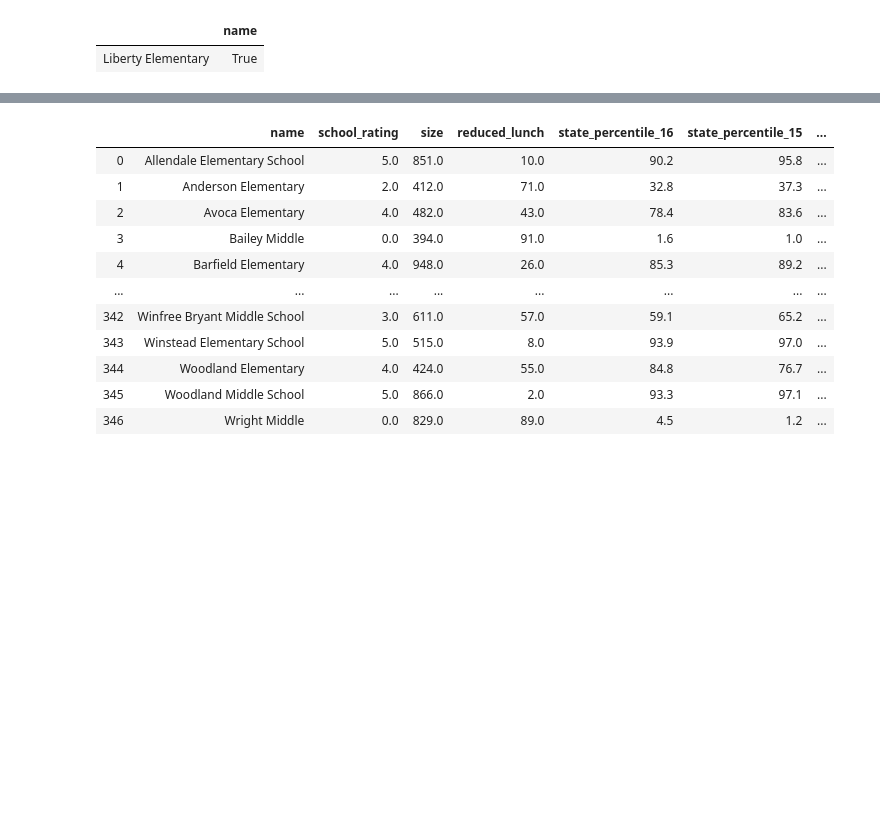
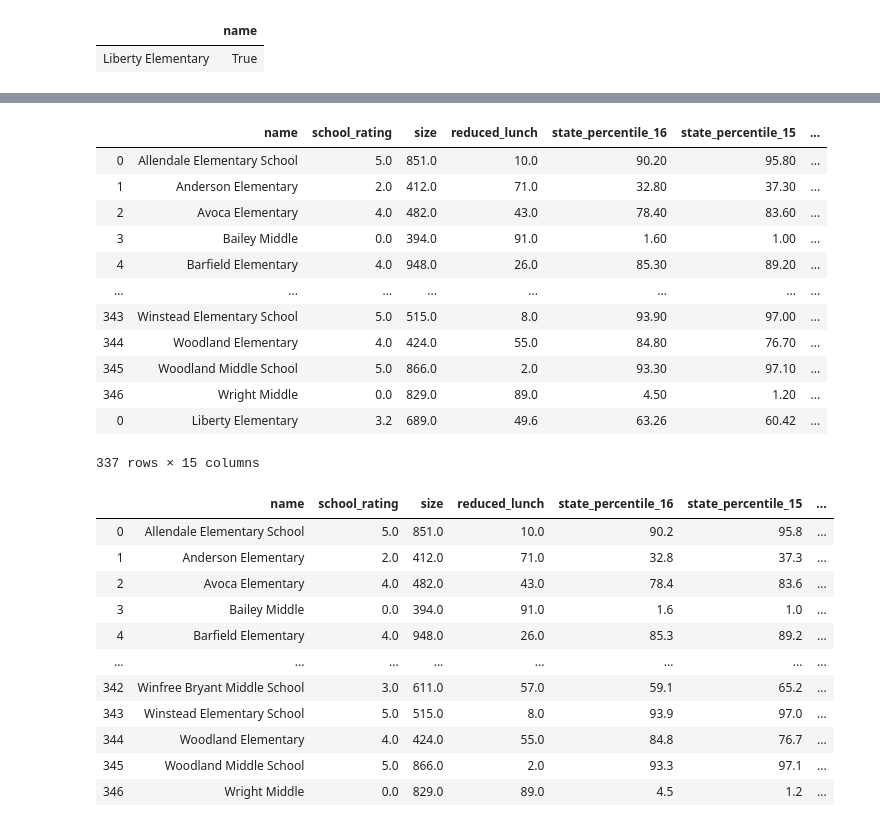
Before and after one commit to exrishu/iPython-exercises, a Jupyter notebook: School Data Analysis/student_data.ipynb, the cells around one changed output, grey strips where cells are left out. Drawn from its saved outputs; the diff is of its cells as text; code cells hidden in the pictures; blank space fills up the shorter version.

```diff
--- a/School Data Analysis/student_data.ipynb
+++ b/School Data Analysis/student_data.ipynb
@@ -191,0 +209,3 @@ df_du = removing_duplicates('name',df)
+# %%
+dupcol = df_dup['tes']
+dupcol
@@ -191,0 +218,16 @@ df_du = removing_duplicates('name',df)
+# %%
+dfnew = []
+for i in dupcol:
+        dfmean = (df[df['name'].isin([i])]).mean().to_frame().reset_index()
+        dfN = pd.pivot_table(dfmean, columns ='index')
+        dfN.insert(0, "name", [i], True)
+        st= df[(df['name'].isin([i]))].head(1)
+        stval = st.iloc[0]['school_type']
+        dfN.insert(0, "school_type", [stval],True)
+        df_du.append(dfN, sort=False)
+        dfnew.append(dfN)
+        qqqqqq
+#table.insert(0, "name", ['Liberty Elementary'], True)
+#table.insert(0, "school_type", ['Public'], True)
+
+#print(i)
@@ -191,0 +325,4 @@ df_du = removing_duplicates('name',df)
+# %%
+table.insert(0, "name", ['Liberty Elementary'], True)
+# %%
+table.insert(0, "school_type", ['Public'], True)
@@ -192,3 +334,19 @@ df_du = removing_duplicates('name',df)
+# %%
+df_du.append(table, sort=False)
+# %% [output]
+|  | name | school_rating | size | reduced_lunch | state_percentile_16 | state_percentile_15 | ... |
+| 0 | Allendale Elementary School | 5.0 | 851.0 | 10.0 | 90.20 | 95.80 | ... |
+| 1 | Anderson Elementary | 2.0 | 412.0 | 71.0 | 32.80 | 37.30 | ... |
+| 2 | Avoca Elementary | 4.0 | 482.0 | 43.0 | 78.40 | 83.60 | ... |
+| 3 | Bailey Middle | 0.0 | 394.0 | 91.0 | 1.60 | 1.00 | ... |
+| 4 | Barfield Elementary | 4.0 | 948.0 | 26.0 | 85.30 | 89.20 | ... |
+| ... | ... | ... | ... | ... | ... | ... | ... |
+| 343 | Winstead Elementary School | 5.0 | 515.0 | 8.0 | 93.90 | 97.00 | ... |
+| 344 | Woodland Elementary | 4.0 | 424.0 | 55.0 | 84.80 | 76.70 | ... |
+| 345 | Woodland Middle School | 5.0 | 866.0 | 2.0 | 93.30 | 97.10 | ... |
+| 346 | Wright Middle | 0.0 | 829.0 | 89.0 | 4.50 | 1.20 | ... |
+| 0 | Liberty Elementary | 3.2 | 689.0 | 49.6 | 63.26 | 60.42 | ... |
+337 rows × 15 columns
 # %%
 df_du
 # %% [output]
```
Also changed, not shown: parts of 21 cells of this notebook, 1 other file.
